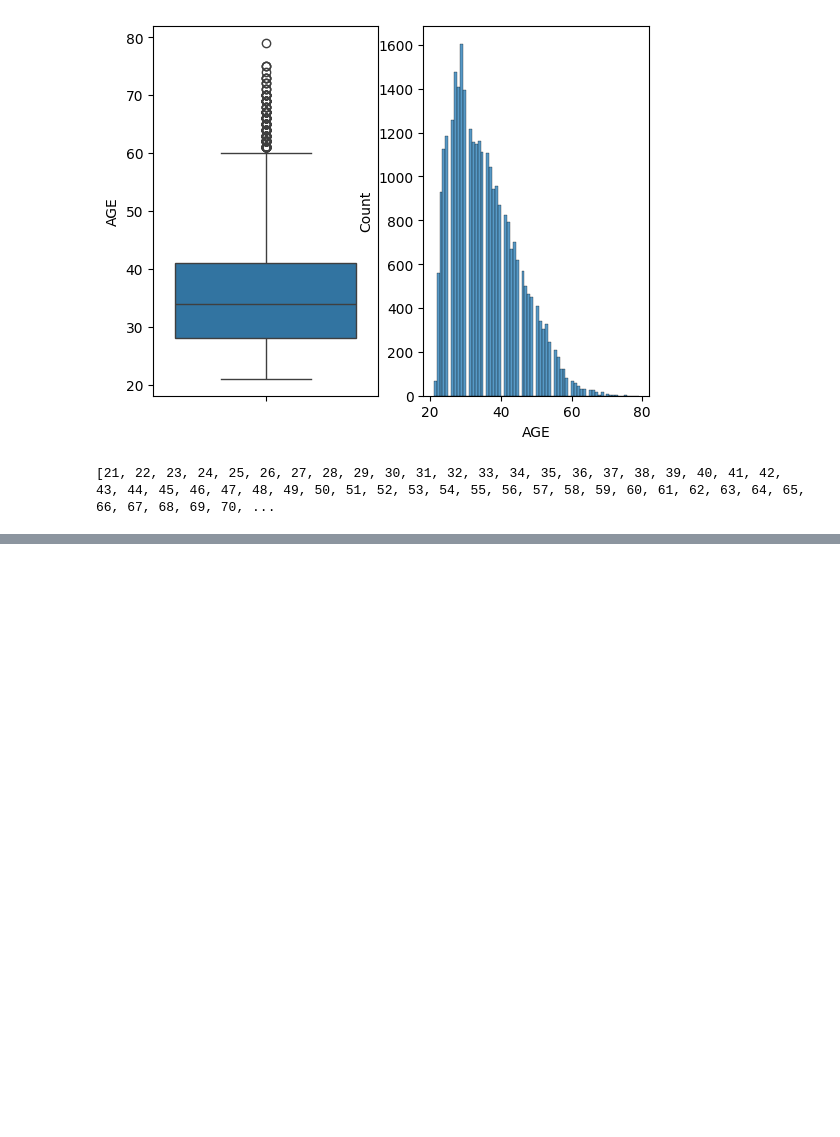
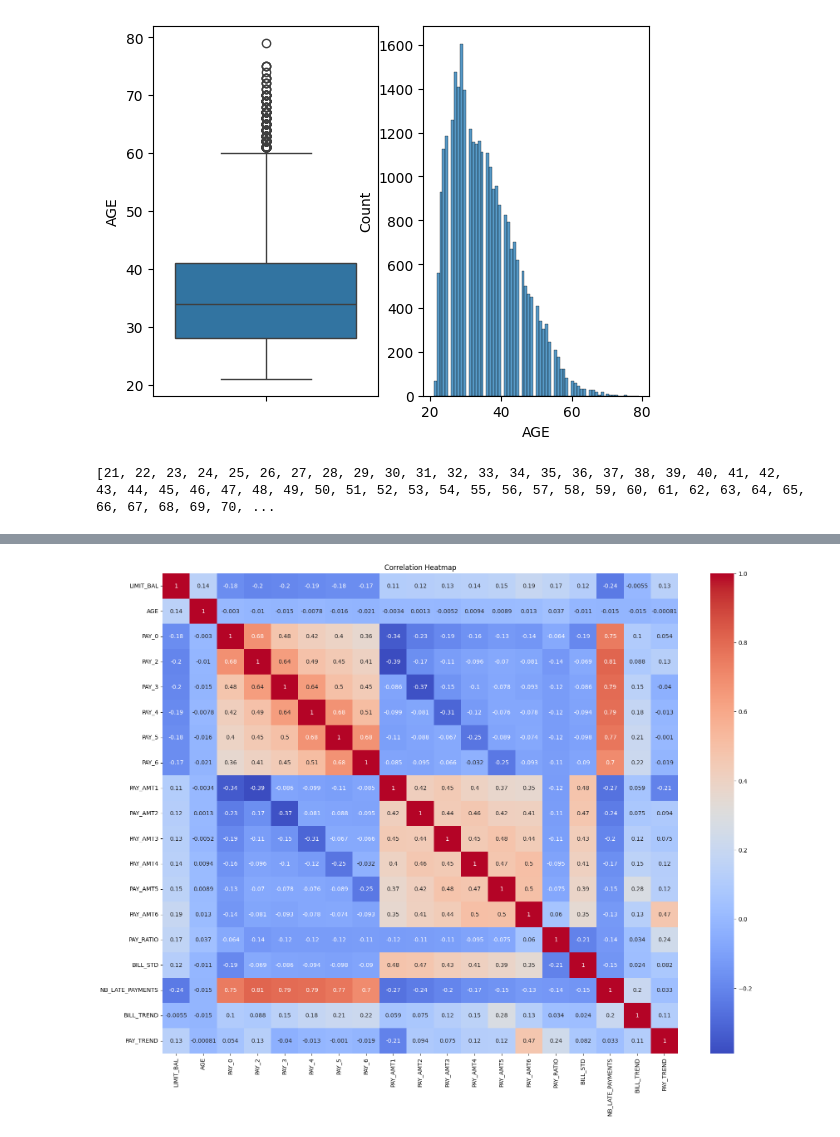
Before and after one commit to imanekadri/Credit-Card-Default-Prediction, a Jupyter notebook: 2_Feature_Engineering.ipynb, the cells around one changed output, grey strips where cells are left out. Drawn from its saved outputs; the diff is of its cells as text; code cells hidden in the pictures; blank space fills up the shorter version.

```diff
--- a/2_Feature_Engineering.ipynb
+++ b/2_Feature_Engineering.ipynb
@@ -165,0 +193,2 @@ Index(['LIMIT_BAL', 'SEX', 'EDUCATION', 'MARRIAGE', 'AGE', 'PAY_0', 'PAY_2',
+# %%
+df = df.drop(columns=['TOTAL_BILL','TOTAL_PAY' ,'BILL_MAX','PAY_STD', 'PAY_MAX','PAY_MEAN','BILL_MEAN'])
@@ -181,2 +242,4 @@ print(sorted(unique_ages))
 # %%
 df.to_csv('data/data_clean.csv',index=False)
+# %%
+num_cols = df.select_dtypes(include=["int64", "float64"]).columns.tolist()
@@ -182,0 +266,3 @@ df.to_csv('data/data_clean.csv',index=False)
+# %%
+num_cols = [x for x in num_cols if x not in cat_cols]
+num_cols = [c for c in num_cols if c not in [TARGET]]
@@ -182,0 +291,9 @@ df.to_csv('data/data_clean.csv',index=False)
+# %%
+corr = df[num_cols].corr()
+# %%
+plt.figure(figsize=(20,15))
+sns.heatmap(corr, annot=True, cmap='coolwarm')
+plt.title("Correlation Heatmap")
+plt.show()
+# %% [output]
+[figure, added]
```
Also changed, not shown: parts of 8 cells of this notebook, 8 other files.
